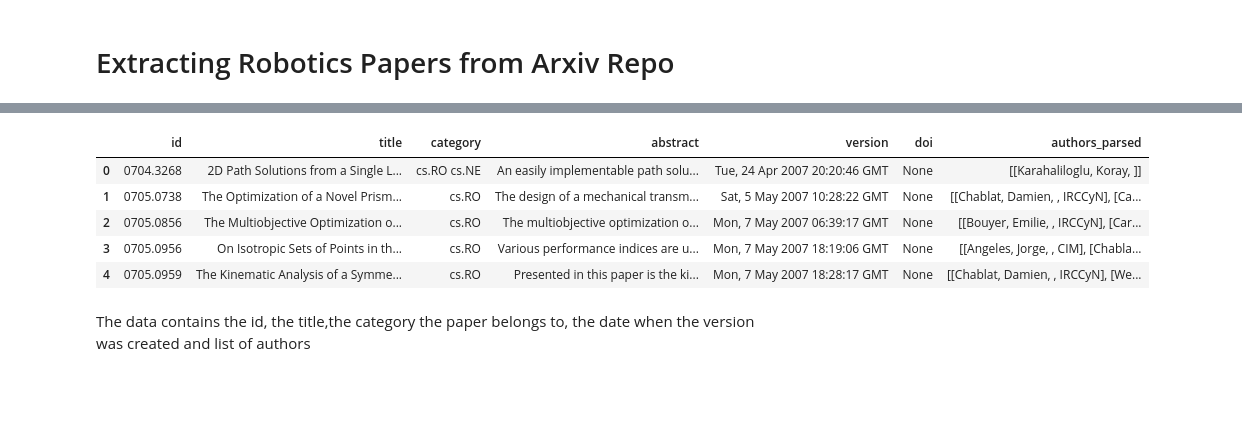
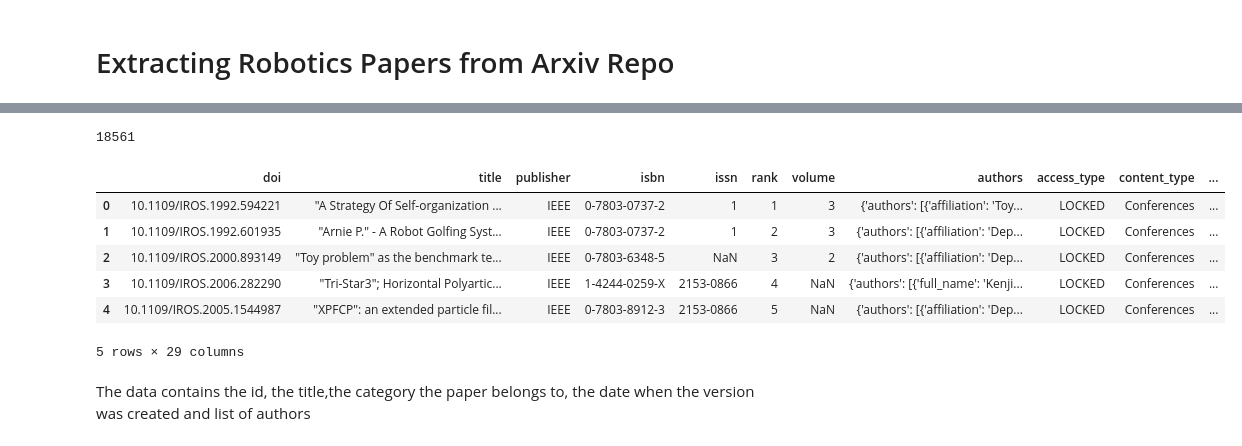
Before and after one commit to zpatty/knowledge_robotics, a Jupyter notebook: robotics_knowledge.ipynb, the cells around one changed output, grey strips where cells are left out. Drawn from its saved outputs; the diff is of its cells as text; code cells hidden in the pictures; blank space fills up the shorter version.

Commit message:
can now scrape IEEE xplore for all ICRA and IROS papers. Next step is to adapt the code to get the ouput from the scrape into a data structure that fits the existing pipeline.

```diff
--- a/robotics_knowledge.ipynb
+++ b/robotics_knowledge.ipynb
@@ -61,12 +134,18 @@ Number of Papers Related to AI and ML is  11726
+# %%
+len(docs)
+# %% [output]
+18561
 # %%
+data = pd.DataFrame(docs)
 data.head()
 # %% [output]
-|  | id | title | category | abstract | version | doi | authors_parsed |
-| 0 | 0704.3268 | 2D Path Solutions from a Single L... | cs.RO cs.NE | An easily implementable path solu... | Tue, 24 Apr 2007 20:20:46 GMT | None | [[Karahaliloglu, Koray, ]] |
-| 1 | 0705.0738 | The Optimization of a Novel Prism... | cs.RO | The design of a mechanical transm... | Sat, 5 May 2007 10:28:22 GMT | None | [[Chablat, Damien, , IRCCyN], [Ca... |
-| 2 | 0705.0856 | The Multiobjective Optimization o... | cs.RO | The multiobjective optimization o... | Mon, 7 May 2007 06:39:17 GMT | None | [[Bouyer, Emilie, , IRCCyN], [Car... |
-| 3 | 0705.0956 | On Isotropic Sets of Points in th... | cs.RO | Various performance indices are u... | Mon, 7 May 2007 18:19:06 GMT | None | [[Angeles, Jorge, , CIM], [Chabla... |
-| 4 | 0705.0959 | The Kinematic Analysis of a Symme... | cs.RO | Presented in this paper is the ki... | Mon, 7 May 2007 18:28:17 GMT | None | [[Chablat, Damien, , IRCCyN], [We... |
+|  | doi | title | publisher | isbn | issn | rank | volume | authors | access_type | content_type | ... |
+| 0 | 10.1109/IROS.1992.594221 | "A Strategy Of Self-organization ... | IEEE | 0-7803-0737-2 | 1 | 1 | 3 | {'authors': [{'affiliation': 'Toy... | LOCKED | Conferences | ... |
+| 1 | 10.1109/IROS.1992.601935 | "Arnie P." - A Robot Golfing Syst... | IEEE | 0-7803-0737-2 | 1 | 2 | 3 | {'authors': [{'affiliation': 'Dep... | LOCKED | Conferences | ... |
+| 2 | 10.1109/IROS.2000.893149 | "Toy problem" as the benchmark te... | IEEE | 0-7803-6348-5 | NaN | 3 | 2 | {'authors': [{'affiliation': 'Dep... | LOCKED | Conferences | ... |
+| 3 | 10.1109/IROS.2006.282290 | "Tri-Star3"; Horizontal Polyartic... | IEEE | 1-4244-0259-X | 2153-0866 | 4 | NaN | {'authors': [{'full_name': 'Kenji... | LOCKED | Conferences | ... |
+| 4 | 10.1109/IROS.2005.1544987 | "XPFCP": an extended particle fil... | IEEE | 0-7803-8912-3 | 2153-0866 | 5 | NaN | {'authors': [{'affiliation': 'Dep... | LOCKED | Conferences | ... |
+5 rows × 29 columns
 # %% [markdown]
 The data contains the id, the title,the category the paper belongs to, the date when the version was created and list of authors
 # %% [markdown]
```
Also changed, not shown: parts of 56 cells of this notebook, 1 other file.
